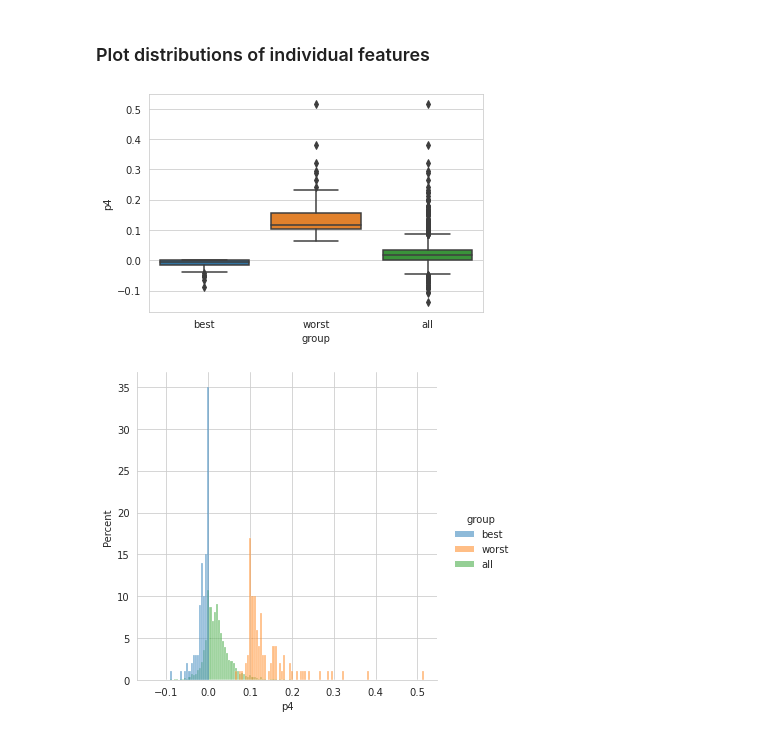
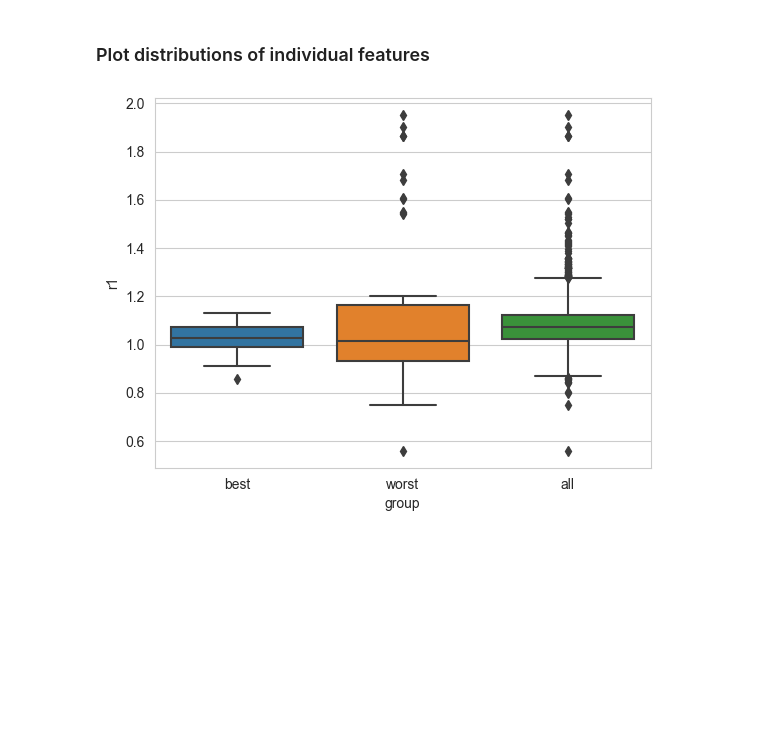
Before and after one commit to learn-investments/mgmt767, a Jupyter notebook: notebooks/05_moving_averages.ipynb, the cells around one changed output. Saved outputs shown, nothing was run; the diff lists cells and outputs as text; code cells hidden in the pictures; blank space fills up the shorter version.

```diff
--- a/notebooks/05_moving_averages.ipynb
+++ b/notebooks/05_moving_averages.ipynb
@@ -60,10 +54,9 @@ ma26 = price.groupby("ticker", group_keys=False).rolling(26).closeadj.mean()
 ma52 = price.groupby("ticker", group_keys=False).rolling(52).closeadj.mean()
 for d in [ma4, ma13, ma26, ma52]:
     d.index = d.index.droplevel(0)
-p4 = np.log(price.closeadj/ma4)
-p13 = np.log(ma4/ma13)
-p26 = np.log(ma13/ma26)
-p52 = np.log(ma26/ma52)
+ratio_4_13 = ma4/ma13
+ratio_4_26 = ma4/ma26
+ratio_4_52 = ma4/ma52
 # %% [markdown]
 ### Compute dummy variables for crossovers as additional predictors
 
@@ -188,12 +181,13 @@ Notes:
 # %%
+start_year = 2014
+
 features = [
-    "p4", "p13", "p26", "p52",
-    "a4", "b4", "a13", "b13", "a26", "b26", "a52", "b52"
+    "r1", "r2", "r3", "ba1", "ba2", "ba3", "ab1", "ab2", "ab3"
 ]
 df2 = None
 forest = RandomForestRegressor(max_depth=4)
 
-for year in range(2014, 2024):
+for year in range(start_year, 2024):
     print(year)
     start = df[df.year == year].date.min()
     past = df[df.date < start]
@@ -202,7 +196,7 @@ for year in range(2014, 2024):
     future["predict"] = forest.predict(X=future[features])
     df2 = pd.concat((df2, future))
 
-df2.to_csv("df2.csv", index=False)
+# df2.to_csv("df2.csv", index=False)
 df2.head()
 # %% [output]
 2014
@@ -229,24 +223,15 @@ df2.head()
 - Equally weighted portfolio of all stocks
 # %%
-starting_from_best = df2.groupby(
-    "date",
-    group_keys=False
-).predict.rank(
-    ascending=False,
-    method="first"
-)
-best = df2[starting_from_best <= 100]
+num_stocks = 50
+
+grouped = df2.groupby("date", group_keys=False).predict
+starting_from_best = grouped.rank(ascending=False, method="first")
+best = df2[starting_from_best <= num_stocks]
 best_rets = best.groupby("date", group_keys=True).ret.mean()
 best_rets.index = pd.to_datetime(best_rets.index)
 
-starting_from_worst = df2.groupby(
-    "date",
-    group_keys=False
-).predict.rank(
-    ascending=True,
-    method="first"
-)
-worst = df2[starting_from_worst <= 100]
+starting_from_worst = grouped.rank(ascending=True, method="first")
+worst = df2[starting_from_worst <= num_stocks]
 worst_rets = worst.groupby("date", group_keys=True).ret.mean()
 worst_rets.index = pd.to_datetime(worst_rets.index)
 
@@ -307,22 +286,17 @@ d.round(2)
 # %% [markdown]
 ### Plot distributions of individual features
 # %%
-feature = "p4"
+feature = "r1"
 
-all_today = df[df.date == best.date.max()]
 b2 = pd.DataFrame(best_today[feature])
 b2["group"] = "best"
 w2 = pd.DataFrame(worst_today[feature])
 w2["group"] = "worst"
-a2 = pd.DataFrame(all_today[feature])
+a2 = df[df.date == best.date.max()]
+a2 = pd.DataFrame(a2[feature])
 a2["group"] = "all"
 d2 = pd.concat((b2, w2, a2))
 sns.boxplot(data=d2, x="group", y=feature)
 plt.show()
 # %% [output]
-[figure, old version]
+[figure, new version]
-# %%
-sns.displot(x=feature, hue="group", stat="percent", common_norm=False, data=d2)
-plt.show()
-# %% [output]
-[figure, removed]
```
Also changed, not shown: parts of 15 cells of this notebook.
